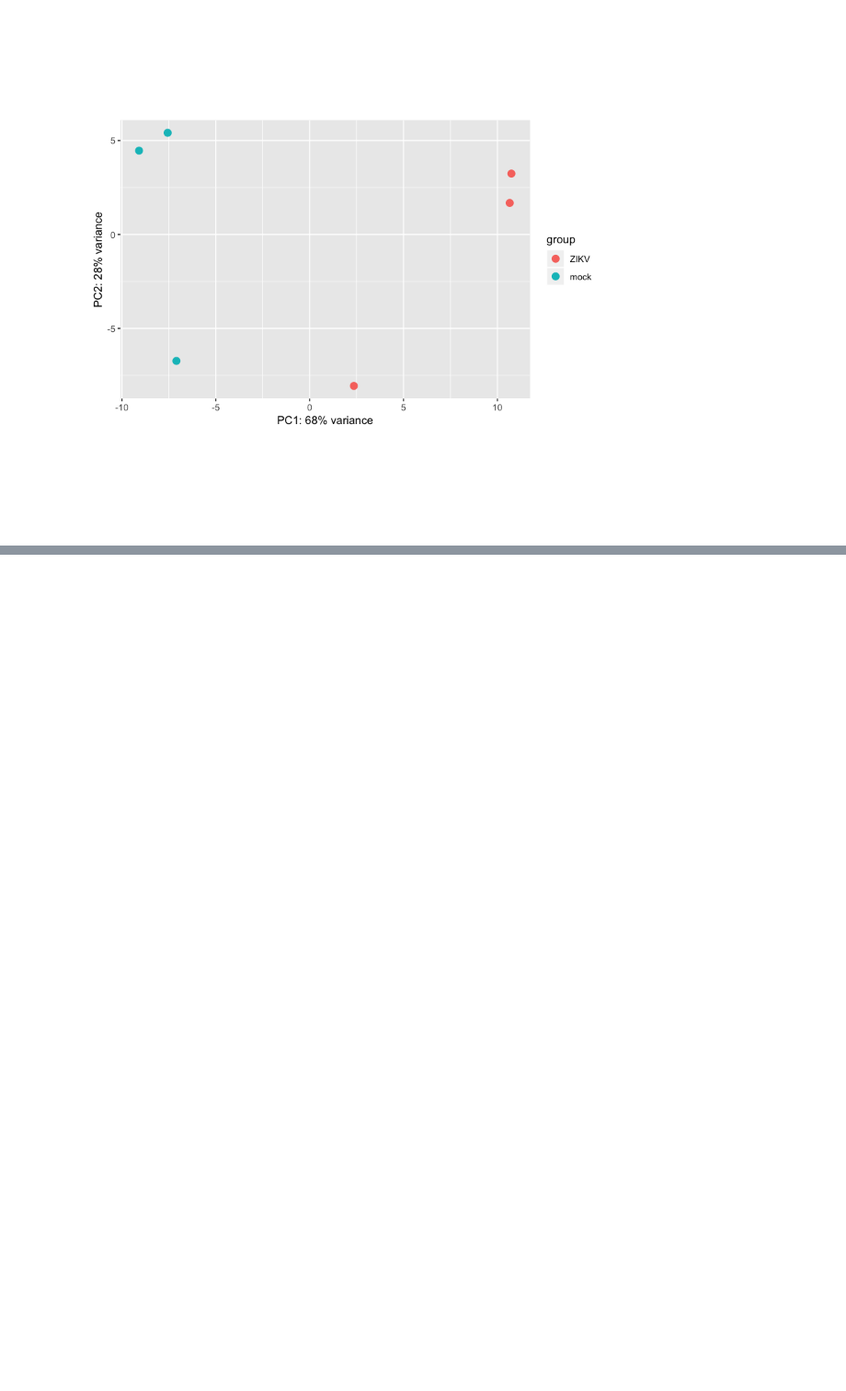
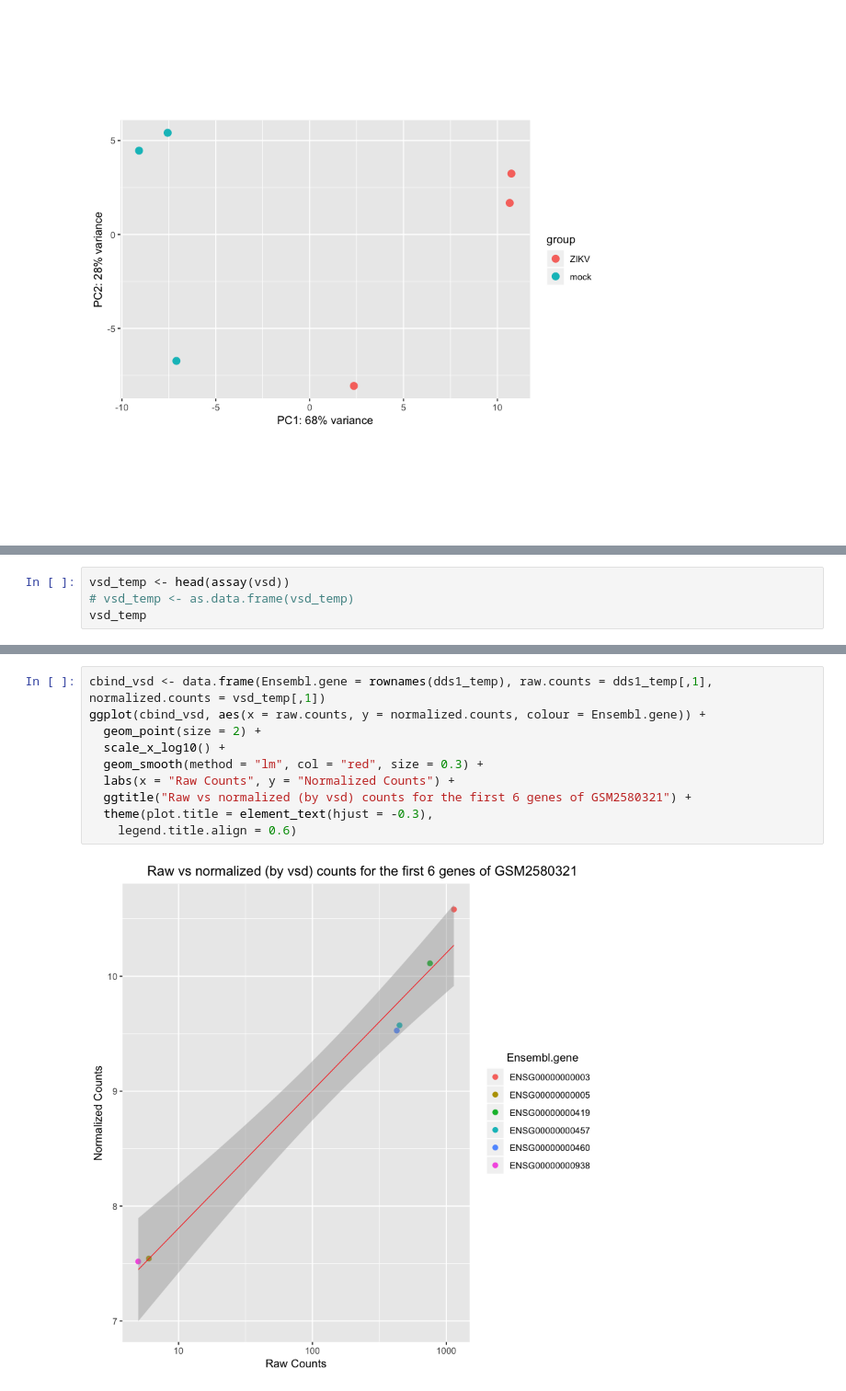
Before and after one commit to ShaunFChen/Applied-Bioinformatics-HW, a Jupyter notebook: Unit2-RNAseq/3.5_DESeq2_expression_analysis.ipynb, the cells around one changed output, grey strips where cells are left out. Shown at 92% size. Cells and saved outputs as stored; diff of their text form; blank space fills up the shorter version.

```diff
--- a/Unit2-RNAseq/3.5_DESeq2_expression_analysis.ipynb
+++ b/Unit2-RNAseq/3.5_DESeq2_expression_analysis.ipynb
@@ -139,0 +126,4 @@ plotPCA(rld, intgroup="group")
+# %%
+vsd_temp <- head(assay(vsd))
+# vsd_temp <- as.data.frame(vsd_temp)
+vsd_temp
@@ -139,0 +177,12 @@ plotPCA(rld, intgroup="group")
+# %%
+cbind_vsd <- data.frame(Ensembl.gene = rownames(dds1_temp), raw.counts = dds1_temp[,1], normalized.counts = vsd_temp[,1])
+ggplot(cbind_vsd, aes(x = raw.counts, y = normalized.counts, colour = Ensembl.gene)) +
+  geom_point(size = 2) +
+  scale_x_log10() +
+  geom_smooth(method = "lm", col = "red", size = 0.3) +
+  labs(x = "Raw Counts", y = "Normalized Counts") +
+  ggtitle("Raw vs normalized (by vsd) counts for the first 6 genes of GSM2580321") +
+  theme(plot.title = element_text(hjust = -0.3),
+    legend.title.align = 0.6)
+# %% [output]
+[figure, added]
```
Also changed, not shown: parts of 20 cells of this notebook, 1 other file.
